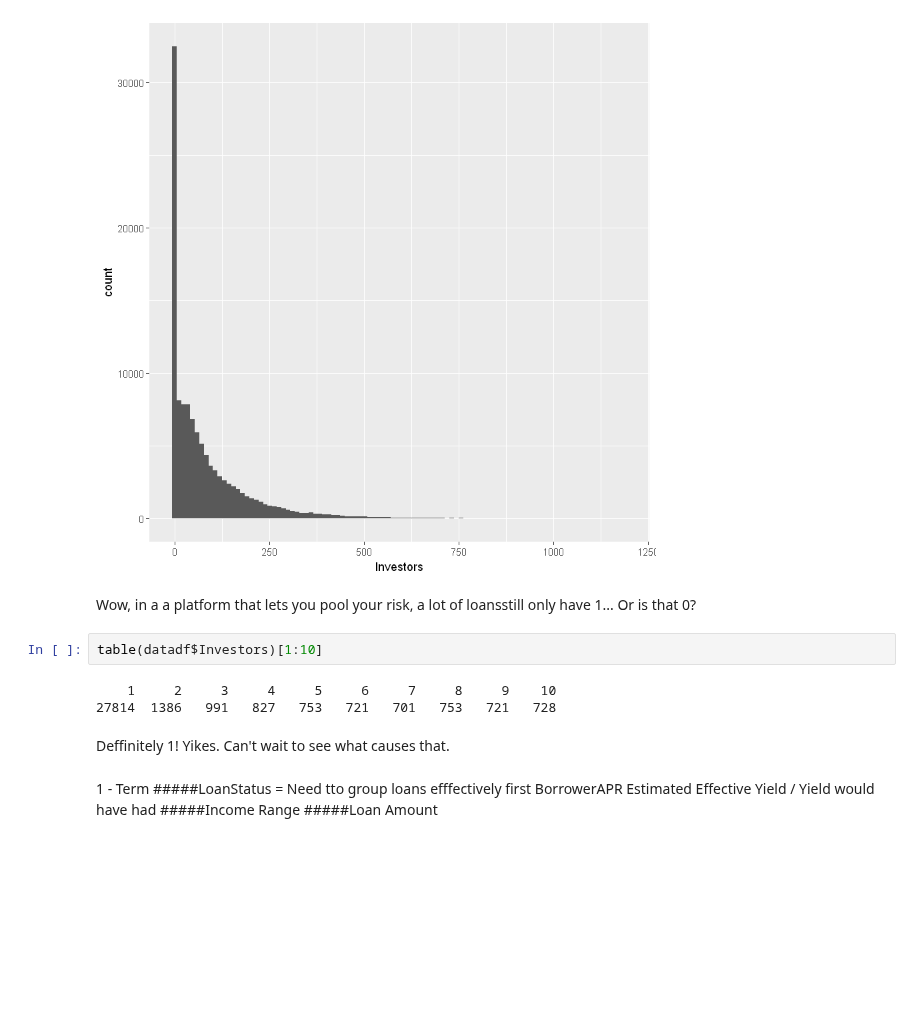
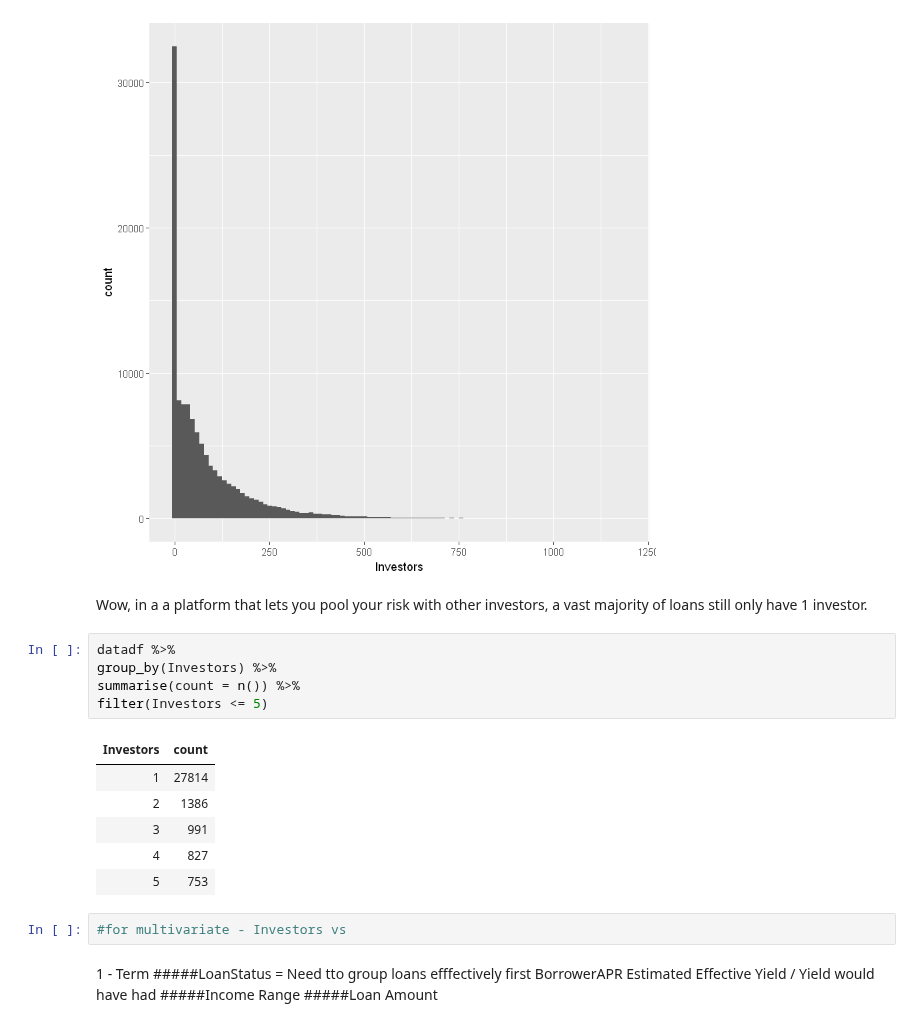
Before and after one commit to timdef/ProsperLoanEDA, a Jupyter notebook: UnivariateExploration.ipynb, the cells around one changed output. Cells and saved outputs as stored; diff of their text form; blank space fills up the shorter version.

Commit message:
Update Investor section.

```diff
--- a/UnivariateExploration.ipynb
+++ b/UnivariateExploration.ipynb
@@ -712,14 +714,21 @@ ggplot(datadf, aes(Investors)) + geom_histogram(bins=100)
 # %% [output]
 [figure]
 # %% [markdown]
-Wow, in a a platform that lets you pool your risk, a lot of loansstill only have 1... Or is that 0?
+Wow, in a a platform that lets you pool your risk with other investors, a vast majority of loans still only have 1 investor.
-# %%
-table(datadf$Investors)[1:10]
-# %% [output]
-    1     2     3     4     5     6     7     8     9    10
-27814  1386   991   827   753   721   701   753   721   728
-# %% [markdown]
-Deffinitely 1! Yikes. Can't wait to see what causes that.
+# %%
+datadf %>%
+group_by(Investors) %>%
+summarise(count = n()) %>%
+filter(Investors <= 5)
+# %% [output]
+| Investors | count |
+| 1 | 27814 |
+| 2 | 1386 |
+| 3 | 991 |
+| 4 | 827 |
+| 5 | 753 |
+# %%
+#for multivariate - Investors vs
 # %% [markdown]
 1 - Term
 #####LoanStatus = Need tto group loans efffectively first
```
Also changed, not shown: parts of 1 cell of this notebook.
